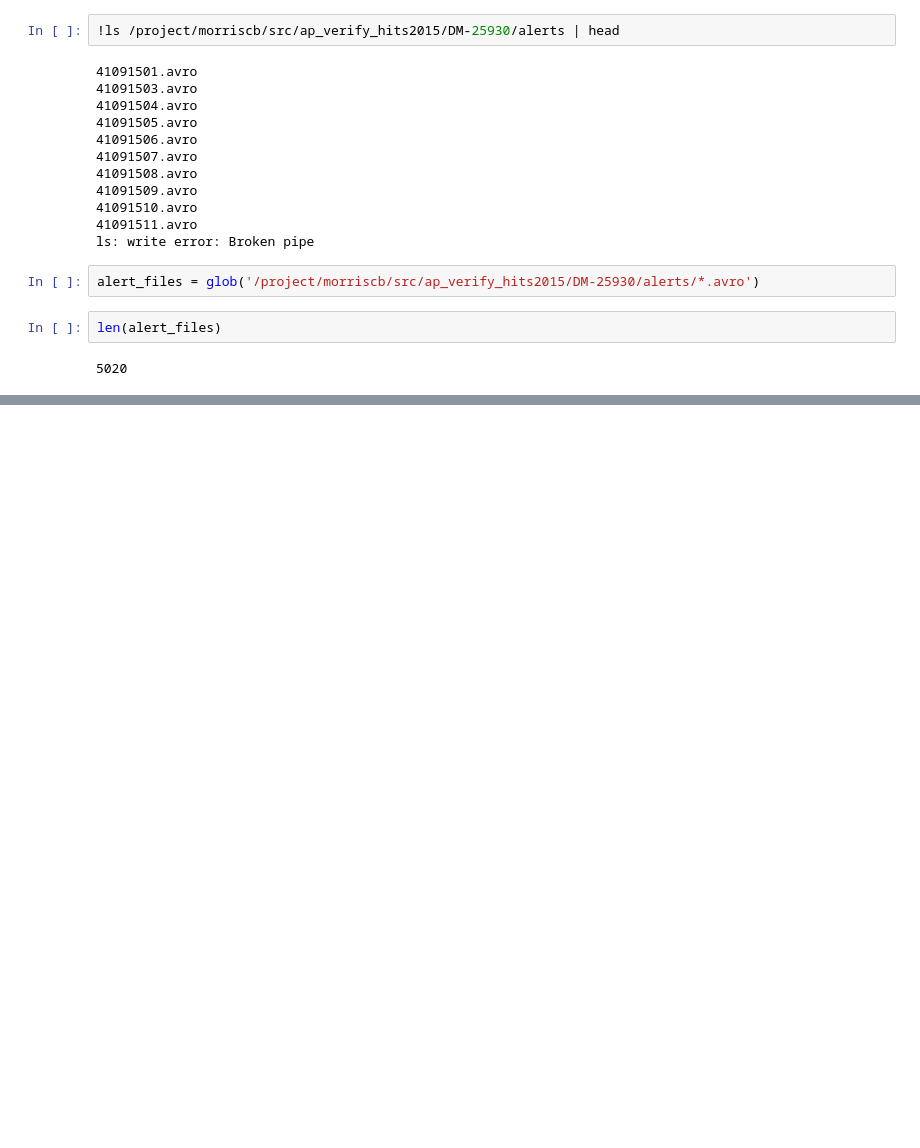
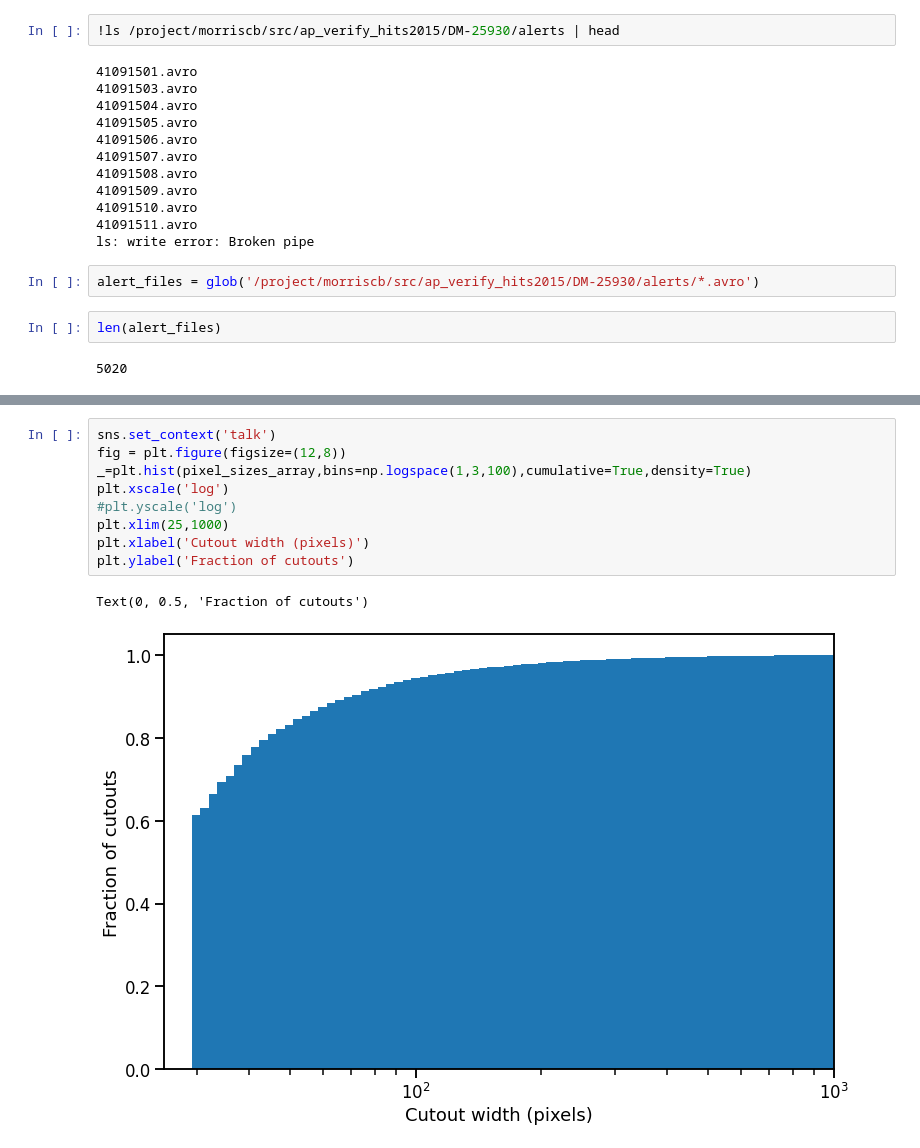
Before and after one commit to lsst-dm/ap_pipe-notebooks, a Jupyter notebook: DM-25930-alert_sizes.ipynb, the cells around one changed output, grey strips where cells are left out. Drawn from its saved outputs; the diff is of its cells as text; blank space fills up the shorter version.

```diff
--- a/DM-25930-alert_sizes.ipynb
+++ b/DM-25930-alert_sizes.ipynb
@@ -125,0 +200,12 @@ print(ct)
+# %%
+sns.set_context('talk')
+fig = plt.figure(figsize=(12,8))
+_=plt.hist(pixel_sizes_array,bins=np.logspace(1,3,100),cumulative=True,density=True)
+plt.xscale('log')
+#plt.yscale('log')
+plt.xlim(25,1000)
+plt.xlabel('Cutout width (pixels)')
+plt.ylabel('Fraction of cutouts')
+# %% [output]
+Text(0, 0.5, 'Fraction of cutouts')
+[figure, added]
```
Also changed, not shown: parts of 36 cells of this notebook.
